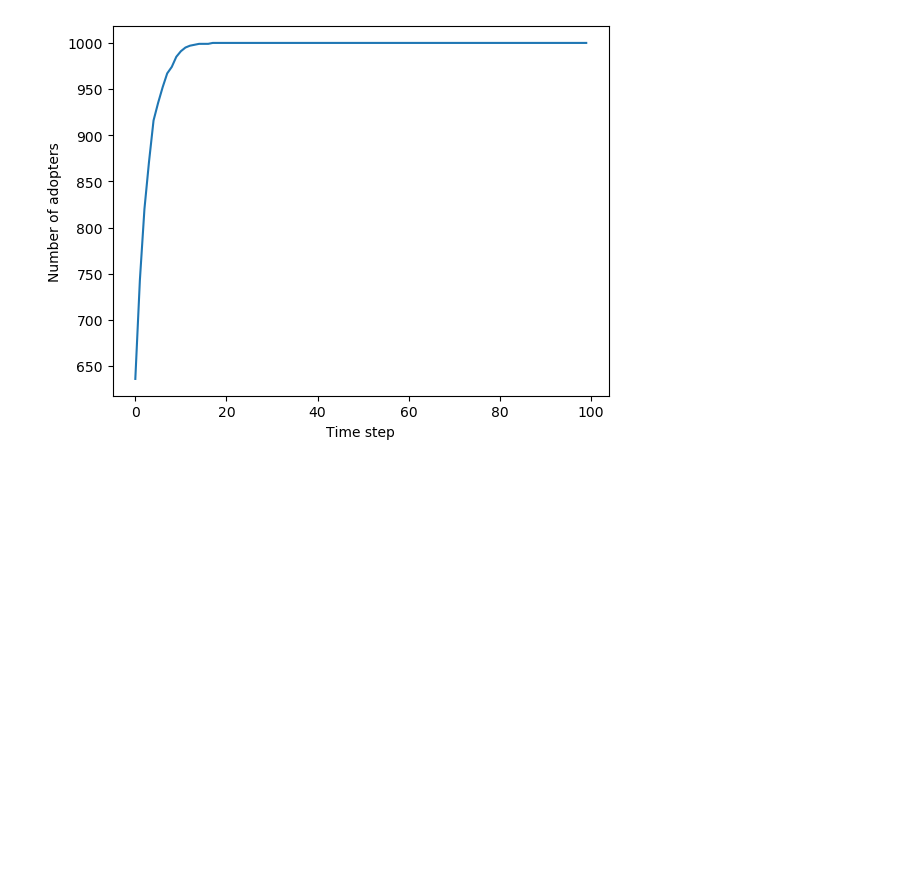
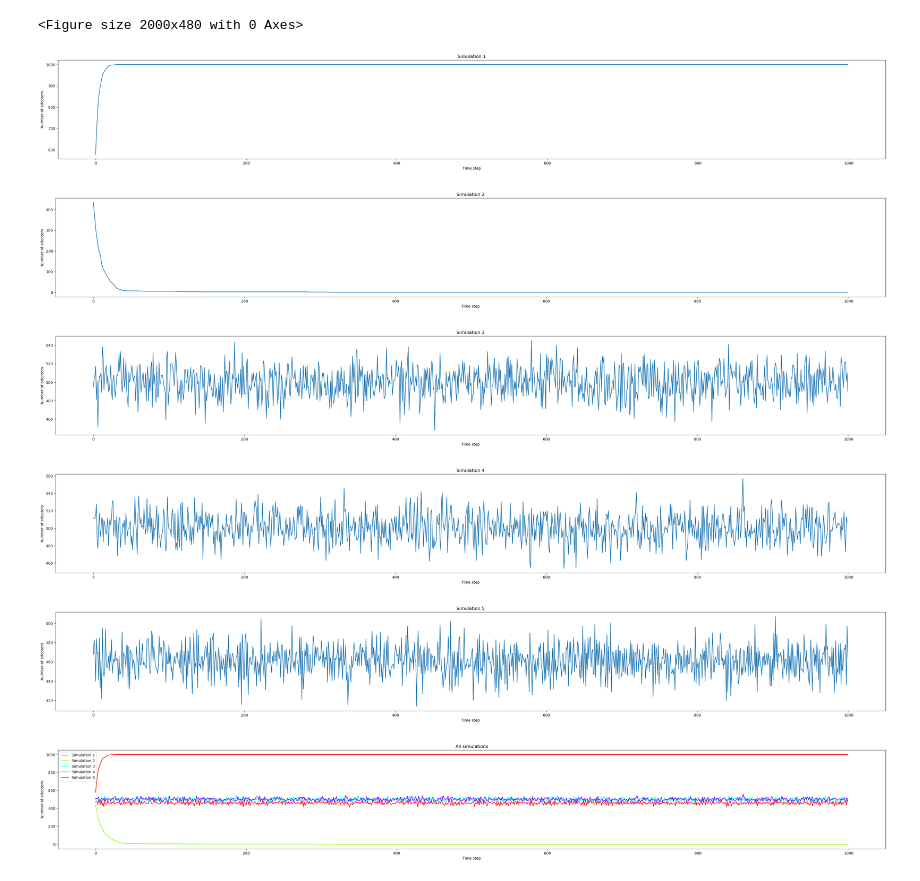
Before and after one commit to Raducu-Alexandru/Numerical-Methods-Project, a Jupyter notebook: project.ipynb, the cells around one changed output. Cells and saved outputs as stored; diff of their text form; code cells hidden in the pictures; blank space fills up the shorter version.

Commit message:
Added multiple simulations, and the forgetting part

```diff
--- a/project.ipynb
+++ b/project.ipynb
@@ -7,13 +7,19 @@ import numpy as np
 num_agents = 1000
 
 # Probability of an agent adopting the new idea if they are connected to at least one adopter
-p_adoption = 0.3
+p_adoption = 0
 
 # Probability of an agent adopting the new idea if they are not connected to any adopters
-p_adoption_isolated = 0.1
+p_adoption_isolated = 0
+
+# Probability of an forgetting the new idea (connected)
+p_forgetting = 0
+
+# Probability of an forgetting the new idea (random)
+p_forgetting_isolated = 0
 
 # Maximum number of time steps in the simulation
-max_timesteps = 100
+max_timesteps = 1000
 
 # Create the network
 G = nx.erdos_renyi_graph(num_agents, 0.1)
@@ -60,2 +71,7 @@ def update_states(G, states, influence, p_adoption, p_adoption_isolated):
     return updated_states
+# %%
+f = plt.figure()
+f.set_figwidth(20)
+# %% [output]
+<Figure size 2000x480 with 0 Axes>
 # %%
@@ -70,8 +94,0 @@ for t in range(max_timesteps):
-# %%
-# Plot the results
-plt.plot(adopters)
-plt.xlabel('Time step')
-plt.ylabel('Number of adopters')
-plt.show()
-# %% [output]
-[figure, removed]
@@ -77,0 +126,35 @@ plt.show()
+# %%
+all_simulations = []
+
+def get_cmap(n, name='hsv'):
+    '''Returns a function that maps each index in 0, 1, ..., n-1 to a distinct
+    RGB color; the keyword argument name must be a standard mpl colormap name.'''
+    return plt.cm.get_cmap(name, n)
+
+for i in simulations:
+    all_simulations.append(simulation(G, states, influence, i['p_adoption'], i['p_adoption_isolated'], i['p_forgetting'],
+                                      i['p_forgetting_isolated'], 'Simulation ' + str(len(all_simulations) + 1)))
+
+cmap = get_cmap(len(all_simulations))
+
+f = plt.figure()
+f.set_figwidth(40)
+
+for i in range(len(all_simulations)):
+    plt.plot(all_simulations[i], color=cmap(i),
+             label='Simulation ' + str(i + 1))
+
+plt.title('All simulations')
+plt.xlabel('Time step')
+plt.ylabel('Number of adopters')
+
+plt.legend()
+
+plt.show()
+# %% [output]
+[figure, added]
+[figure, added]
+[figure, added]
+[figure, added]
+[figure, added]
+[figure, added]
```
Also changed, not shown: parts of 3 cells of this notebook, 1 other file.
